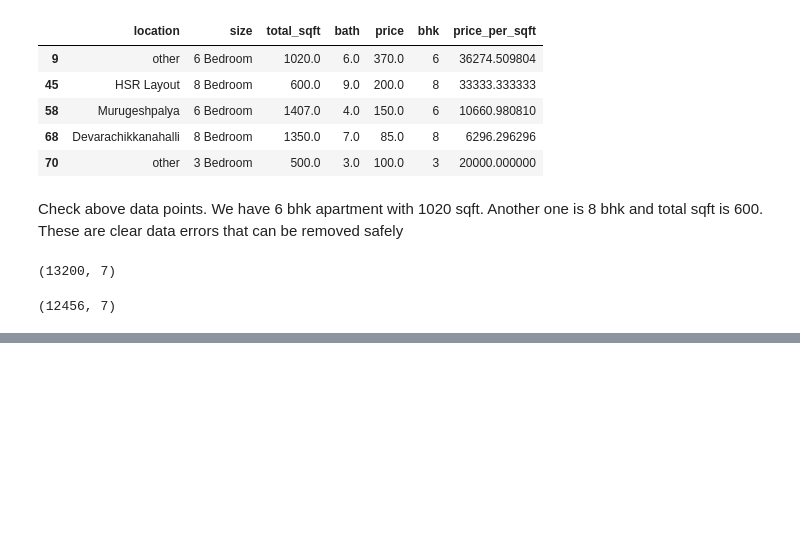
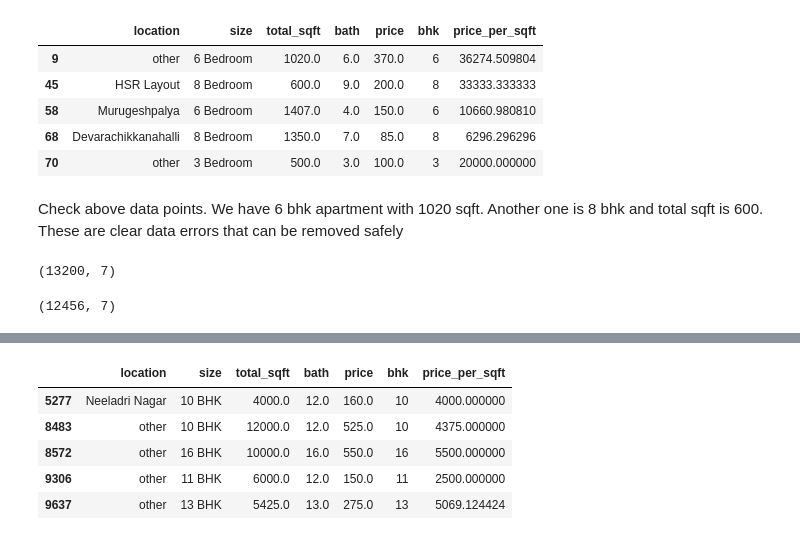
Before and after one commit to Subhash50762Ratnani/TECHNOHACKS-EDUTECH-INTERNSHIP-TASK-1, a Jupyter notebook: Subhash TECHNOHACKS EDUTECH.ipynb, the cells around one changed output, grey strips where cells are left out. Saved outputs shown, nothing was run; the diff lists cells and outputs as text; code cells hidden in the pictures; blank space fills up the shorter version.

```diff
--- a/Subhash TECHNOHACKS EDUTECH.ipynb
+++ b/Subhash TECHNOHACKS EDUTECH.ipynb
@@ -297,0 +374,9 @@ df5.shape
+# %%
+df6[df6.bath>10]
+# %% [output]
+|  | location | size | total_sqft | bath | price | bhk | price_per_sqft |
+| 5277 | Neeladri Nagar | 10 BHK | 4000.0 | 12.0 | 160.0 | 10 | 4000.000000 |
+| 8483 | other | 10 BHK | 12000.0 | 12.0 | 525.0 | 10 | 4375.000000 |
+| 8572 | other | 16 BHK | 10000.0 | 16.0 | 550.0 | 16 | 5500.000000 |
+| 9306 | other | 11 BHK | 6000.0 | 12.0 | 150.0 | 11 | 2500.000000 |
+| 9637 | other | 13 BHK | 5425.0 | 13.0 | 275.0 | 13 | 5069.124424 |
```
Also changed, not shown: parts of 20 cells of this notebook.
